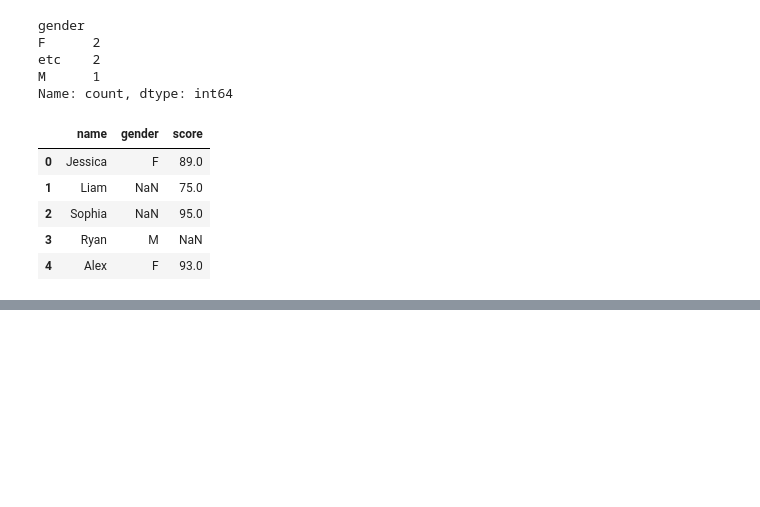
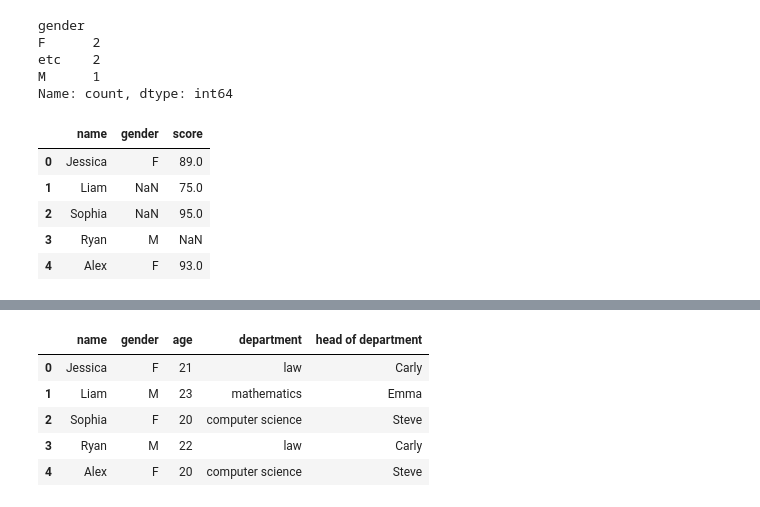
Before and after one commit to hanyong5/2025python, a Jupyter notebook: 02code/01test/07pandas.ipynb, the cells around one changed output, grey strips where cells are left out. Drawn from its saved outputs; the diff is of its cells as text; code cells hidden in the pictures; blank space fills up the shorter version.

```diff
--- a/02code/01test/07pandas.ipynb
+++ b/02code/01test/07pandas.ipynb
@@ -571,0 +747,17 @@ df
+# %%
+df1 = pd.DataFrame({
+    'name': ['Jessica', 'Liam', 'Sophia', 'Ryan', 'Alex'],
+    'gender': ['F', 'M', 'F', 'M', 'F'],
+    'age': [21, 23, 20, 22, 20]
+})
+
+df2 = pd.DataFrame({
+    'name': ['Sophia', 'Liam', 'Ryan', 'Alex', 'Jessica'],
+    'department': ['computer science', 'mathematics', 'law',
+                   'computer science', 'law']
+})
+
+df4 = pd.DataFrame({
+    'department': ['computer science', 'mathematics', 'law'],
+    'head of department': ['Steve', 'Emma', 'Carly']
+})
@@ -571,0 +782,2 @@ df
+# %%
+df3 = pd.merge(df1,df2,on='name')
@@ -571,0 +793,10 @@ df
+# %%
+df5 = pd.merge(df3,df4,on='department')
+df5
+# %% [output]
+|  | name | gender | age | department | head of department |
+| 0 | Jessica | F | 21 | law | Carly |
+| 1 | Liam | M | 23 | mathematics | Emma |
+| 2 | Sophia | F | 20 | computer science | Steve |
+| 3 | Ryan | M | 22 | law | Carly |
+| 4 | Alex | F | 20 | computer science | Steve |
```
Also changed, not shown: parts of 33 cells of this notebook, 8 other files.
